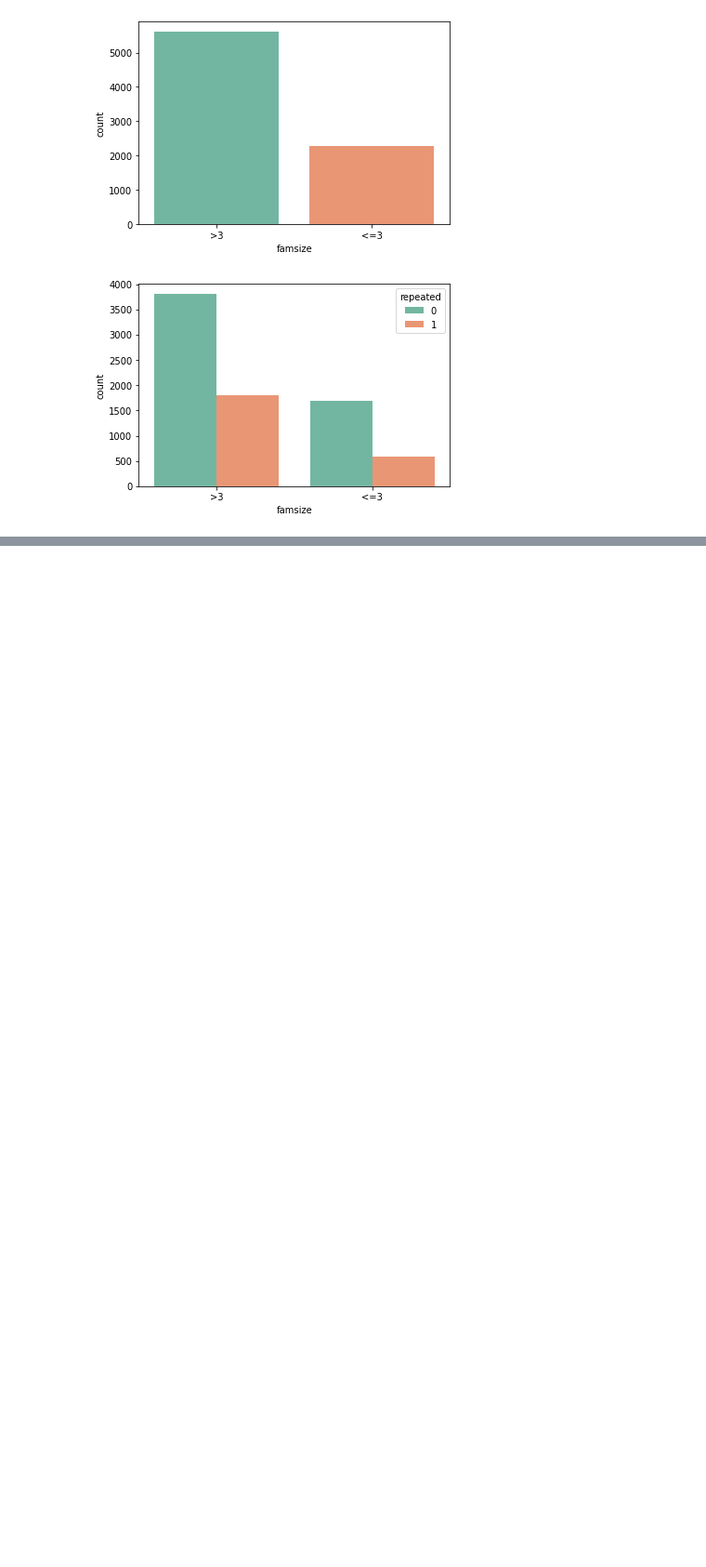
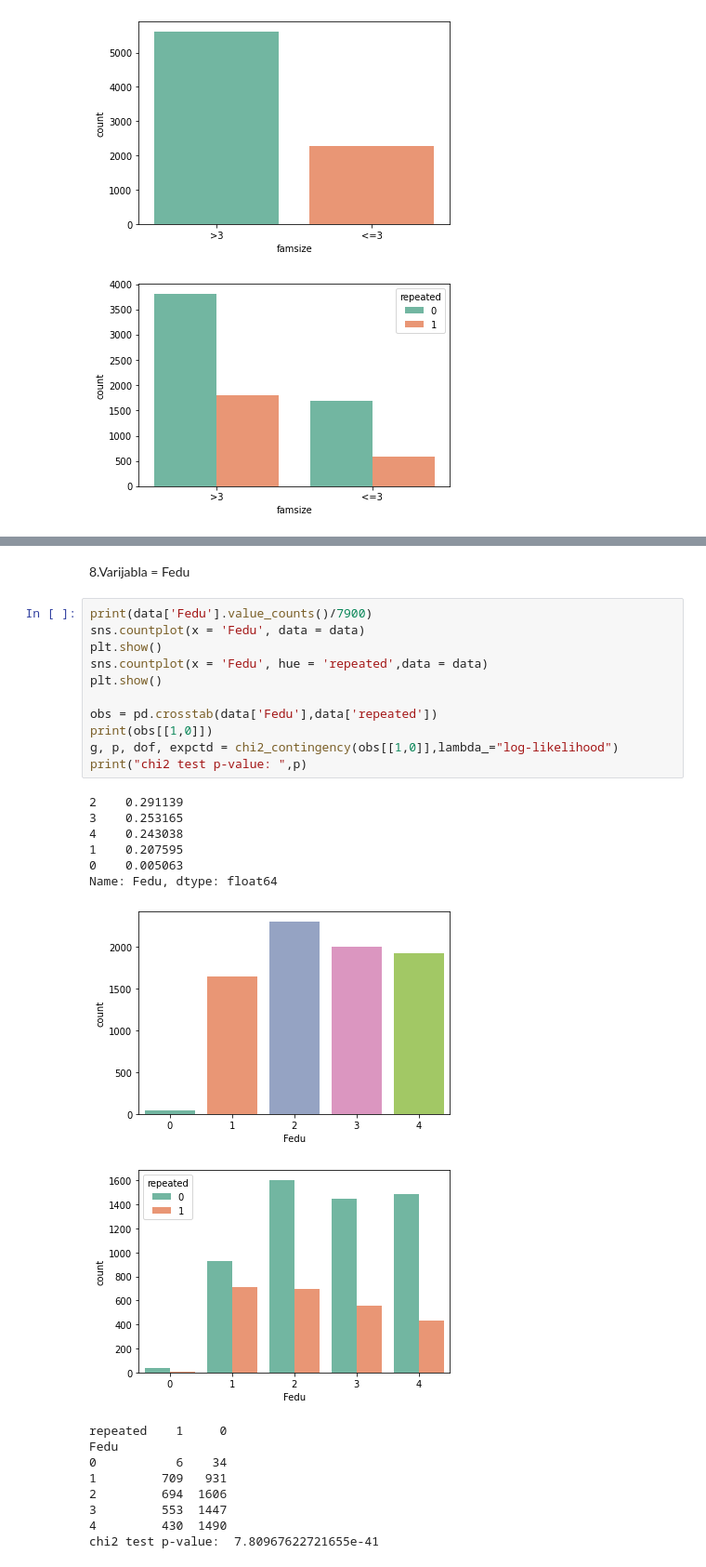
Before and after one commit to MPetrinovic/Personal-Projects, a Jupyter notebook: Rješenje.ipynb, the cells around one changed output, grey strips where cells are left out. Shown at 93% size. Drawn from its saved outputs; the diff is of its cells as text; blank space fills up the shorter version.

```diff
--- a/Rješenje.ipynb
+++ b/Rješenje.ipynb
@@ -168,0 +251,30 @@ Name: famsize, dtype: float64
+# %% [markdown]
+8.Varijabla = Fedu
+# %%
+print(data['Fedu'].value_counts()/7900)
+sns.countplot(x = 'Fedu', data = data)
+plt.show()
+sns.countplot(x = 'Fedu', hue = 'repeated',data = data)
+plt.show()
+
+obs = pd.crosstab(data['Fedu'],data['repeated'])
+print(obs[[1,0]])
+g, p, dof, expctd = chi2_contingency(obs[[1,0]],lambda_="log-likelihood")
+print("chi2 test p-value: ",p)
+# %% [output]
+2    0.291139
+3    0.253165
+4    0.243038
+1    0.207595
+0    0.005063
+Name: Fedu, dtype: float64
+[figure, added]
+[figure, added]
+repeated    1     0
+Fedu
+0           6    34
+1         709   931
+2         694  1606
+3         553  1447
+4         430  1490
+chi2 test p-value:  7.80967622721655e-41
```
Also changed, not shown: parts of 19 cells of this notebook.
